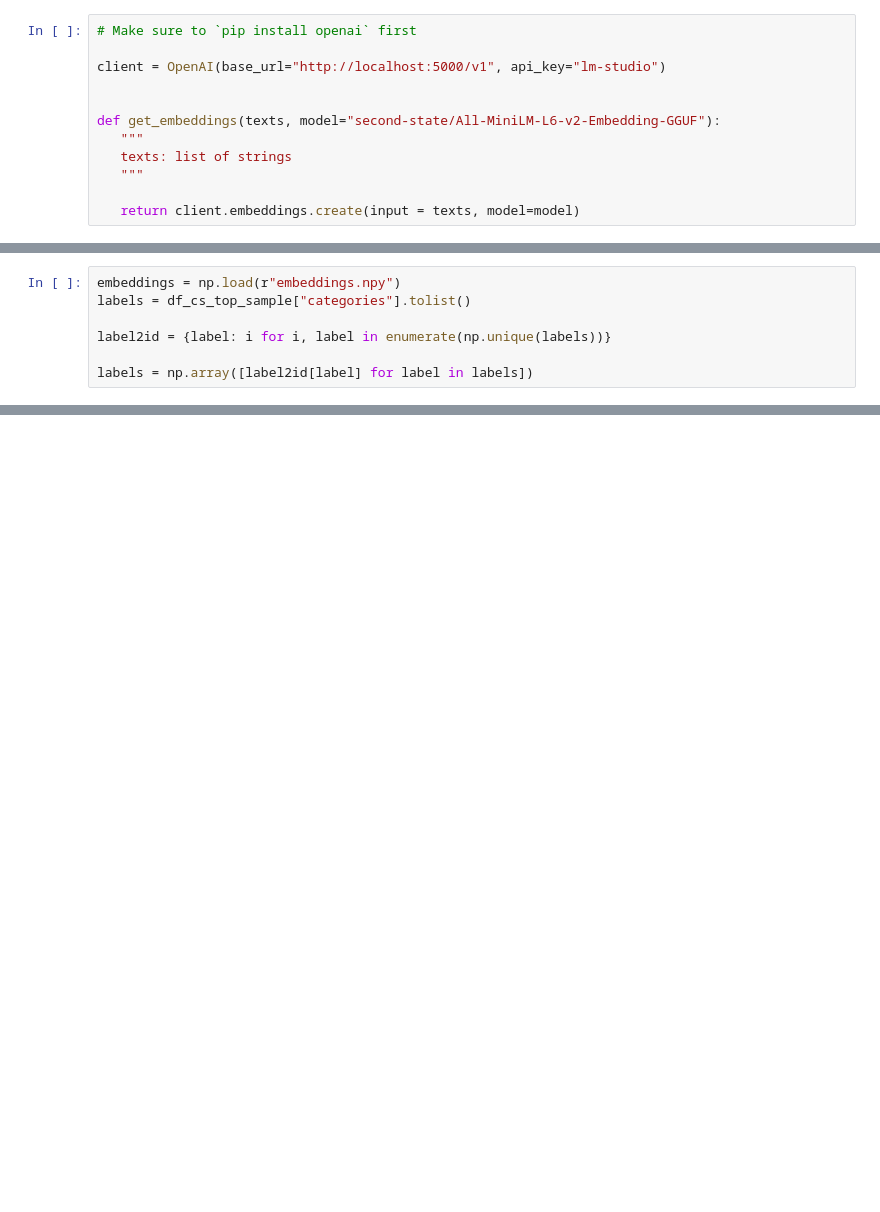
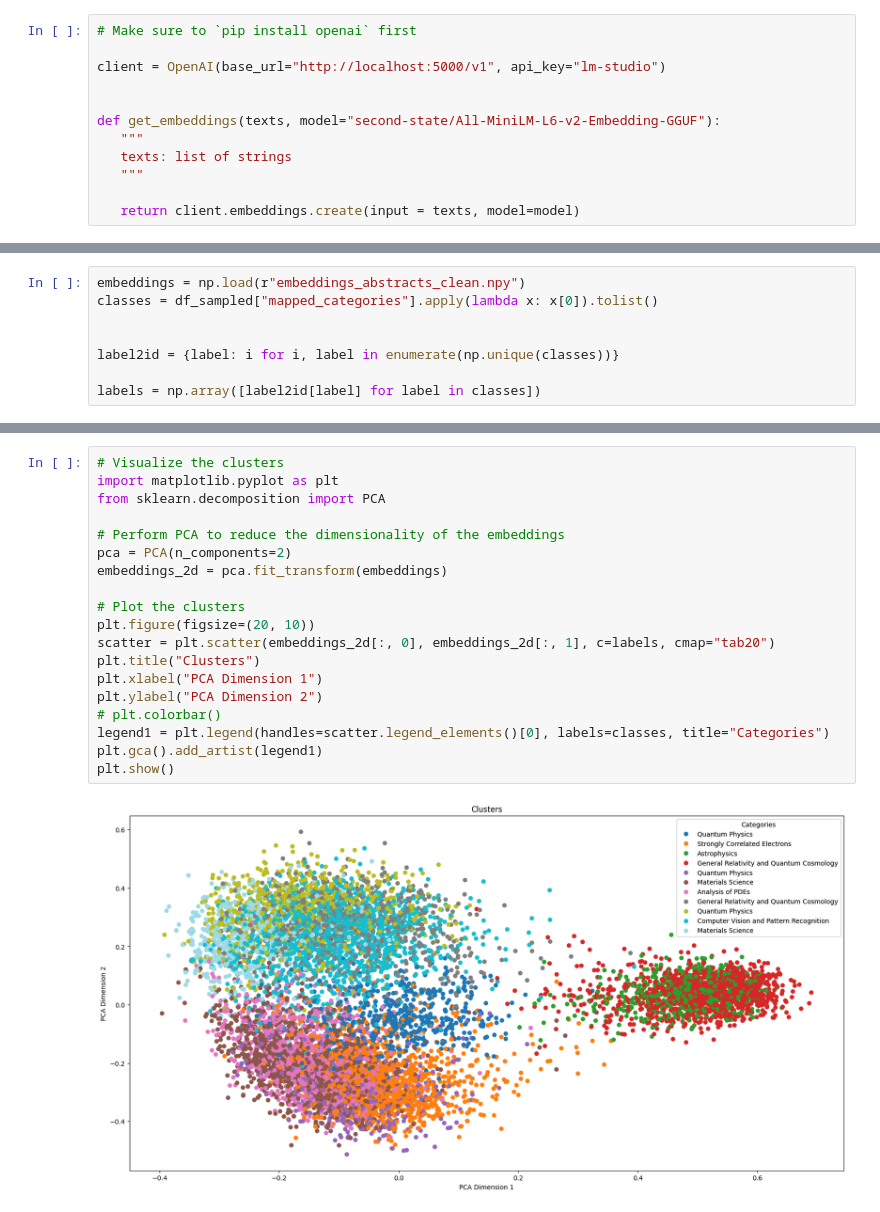
Before and after one commit to Gabriel9753/ArxivAbstractProject, a Jupyter notebook: src/clustering.ipynb, the cells around one changed output, grey strips where cells are left out. Saved outputs shown, nothing was run; the diff lists cells and outputs as text; blank space fills up the shorter version.

Commit message:
Add clustering + RAG v1

```diff
--- a/src/clustering.ipynb
+++ b/src/clustering.ipynb
@@ -111,7 +108,8 @@ embeddings = get_embeddings(texts)
 # %%
-embeddings = np.load(r"embeddings.npy")
-labels = df_cs_top_sample["categories"].tolist()
+embeddings = np.load(r"embeddings_abstracts_clean.npy")
+classes = df_sampled["mapped_categories"].apply(lambda x: x[0]).tolist()
 
-label2id = {label: i for i, label in enumerate(np.unique(labels))}
 
-labels = np.array([label2id[label] for label in labels])
+label2id = {label: i for i, label in enumerate(np.unique(classes))}
+
+labels = np.array([label2id[label] for label in classes])
@@ -192,0 +143,21 @@ Silhouette Score: 0.0052
+# %%
+# Visualize the clusters
+import matplotlib.pyplot as plt
+from sklearn.decomposition import PCA
+
+# Perform PCA to reduce the dimensionality of the embeddings
+pca = PCA(n_components=2)
+embeddings_2d = pca.fit_transform(embeddings)
+
+# Plot the clusters
+plt.figure(figsize=(20, 10))
+scatter = plt.scatter(embeddings_2d[:, 0], embeddings_2d[:, 1], c=labels, cmap="tab20")
+plt.title("Clusters")
+plt.xlabel("PCA Dimension 1")
+plt.ylabel("PCA Dimension 2")
+# plt.colorbar()
+legend1 = plt.legend(handles=scatter.legend_elements()[0], labels=classes, title="Categories")
+plt.gca().add_artist(legend1)
+plt.show()
+# %% [output]
+[figure, added]
```
Also changed, not shown: parts of 11 cells of this notebook, 3 other files.
